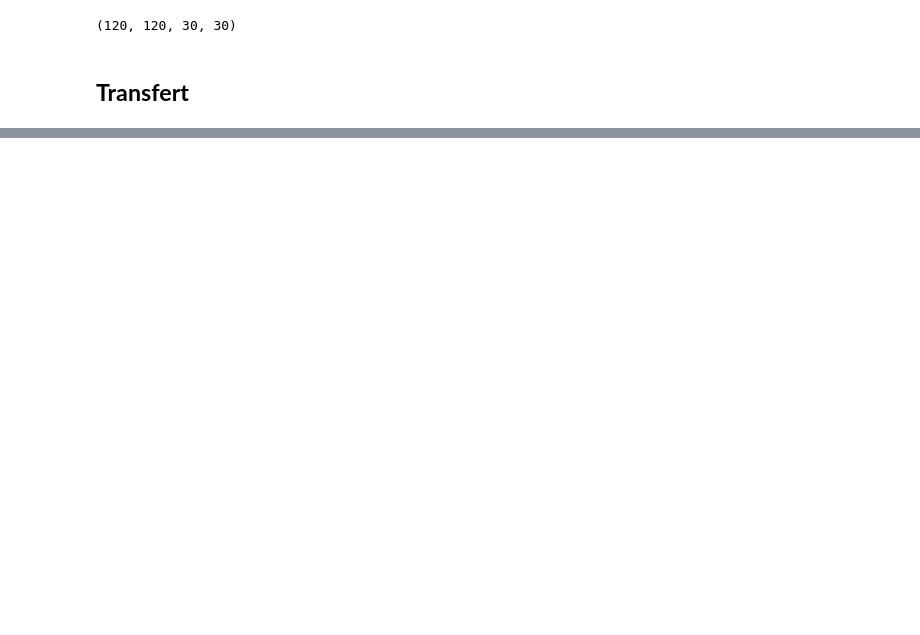
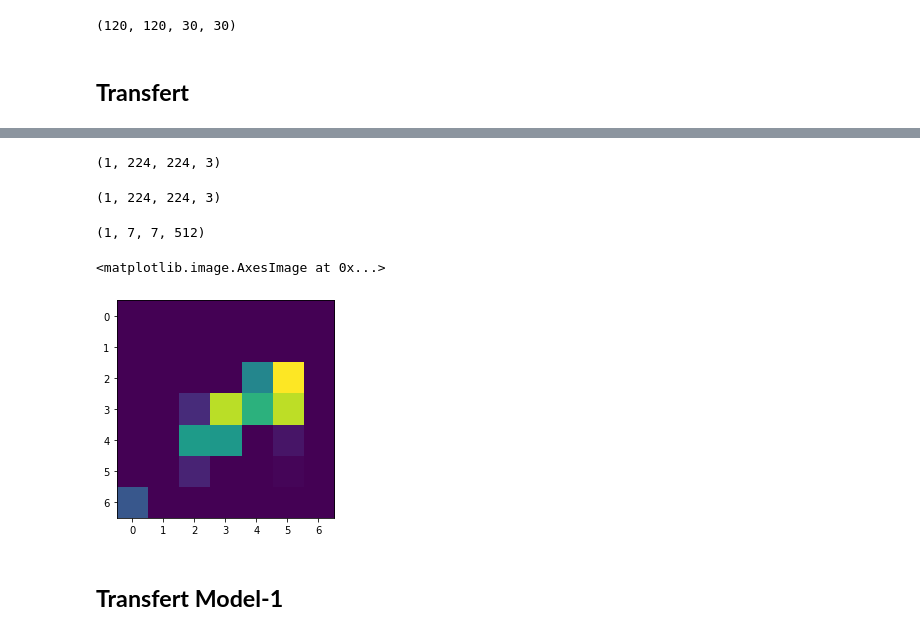
Before and after one commit to MarcLefevreFr/OpenClassrooms, a Jupyter notebook: P6/P6_TL_01.ipynb, the cells around one changed output, grey strips where cells are left out. Saved outputs shown, nothing was run; the diff lists cells and outputs as text; code cells hidden in the pictures; blank space fills up the shorter version.

```diff
--- a/P6/P6_TL_01.ipynb
+++ b/P6/P6_TL_01.ipynb
@@ -199,0 +226,28 @@ _________________________________________________________________
+# %%
+# on rajoute une dims, comme si l'image était dans un batch de une image
+x = np.expand_dims(x, axis=0)
+x.shape
+# %% [output]
+(1, 224, 224, 3)
+# %%
+# preprocessing propre à vgg 16... change pas les dims mais les valeurs...
+x = preprocess_input(x)
+x.shape
+# %% [output]
+(1, 224, 224, 3)
+# %%
+# prediction avec VGG
+feat = model_VGG16.predict(x)
+# %%
+# il en ressort l'output de VGG, cad les 512 feat-maps au format 11*11
+feat.shape
+# %% [output]
+(1, 7, 7, 512)
+# %%
+# affichage de la featmap[x]
+plt.imshow(feat[0, :, :, 225])
+# %% [output]
+<matplotlib.image.AxesImage at 0x...>
+[figure, added]
+# %% [markdown]
+## **Transfert Model-1**
```
Also changed, not shown: parts of 45 cells of this notebook.
